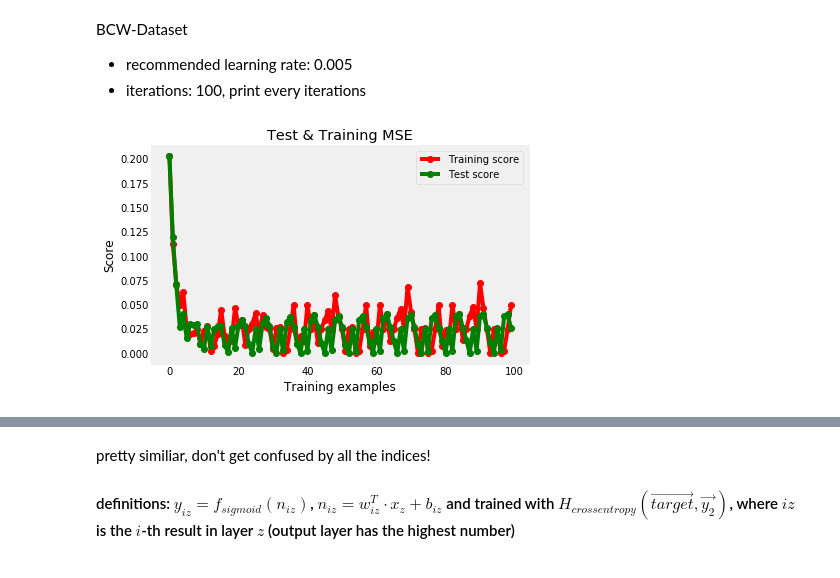
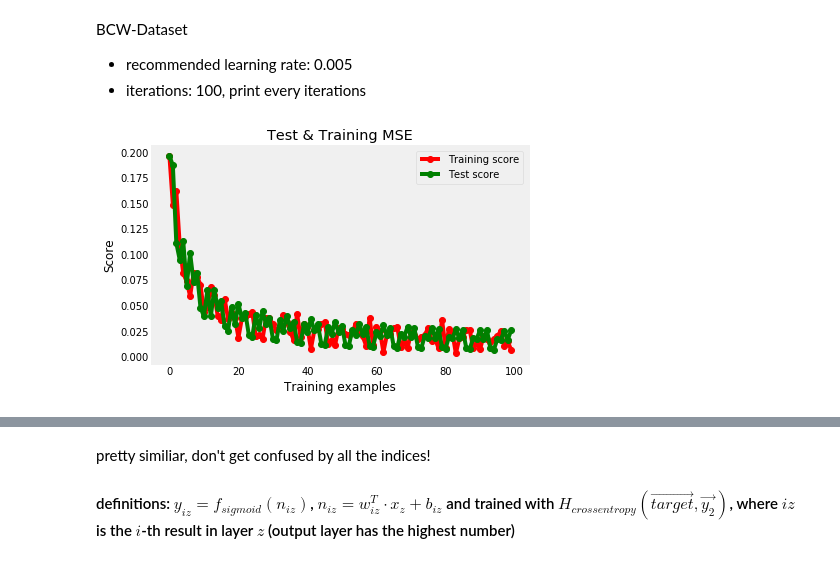
Before and after one commit to hackundsoehne/2018-DL-HandsOn, a Jupyter notebook: Basics/notebooks/3-Backward-Propagation-solution.ipynb, the cells around one changed output, grey strips where cells are left out. Drawn from its saved outputs; the diff is of its cells as text; code cells hidden in the pictures.

```diff
--- a/Basics/notebooks/3-Backward-Propagation-solution.ipynb
+++ b/Basics/notebooks/3-Backward-Propagation-solution.ipynb
@@ -92,16 +93,14 @@ def forewardPass(data):
 # %%
 def backwardPass(train_x, train_y):
-    #print(train_x, train_y)
-    N = train_x.shape[0]
     res = forewardPass(train_x)
-    gradient = np.dot(res - train_y, train_x)
     temp = res - train_y
-    #print(np.mean(temp))
+    #import ipdb; ipdb.set_trace()
+    gradient = np.einsum('ij,ik->ijk',temp,train_x).reshape(-1,30)
     gr_mean = np.mean(gradient, axis=0)
-    #print(gr_mean)
     newWeights = backwardB.getWeights() - (0.005) * gr_mean
     backwardB.setWeights(newWeights)
     newBias = backwardB.getBias() - (0.005) * np.mean(temp)
+    #print(np.sum(newWeights), newBias)
     backwardB.setBias(newBias)
 # %% [markdown]
 test whether your implementations is correct. For output $y$ the input is $(y,1,1,1,....,1)$
@@ -118,9 +117,9 @@ train = backwardB.getTrainID(backwardPass, forewardPass)
 backwardB.resetWeights()
 train = backwardB.getTrain(backwardPass, forewardPass)
 # %%
-train.train(100,1)
+train.train(1000,10)
 # %% [output]
-[figure, old version]
+[figure, new version]
 # %% [markdown]
 ## Putting it together: MNIST
 ![alt text](/assets/mlp_model.png)
```
Also changed, not shown: parts of 10 cells of this notebook, 1 other file.
